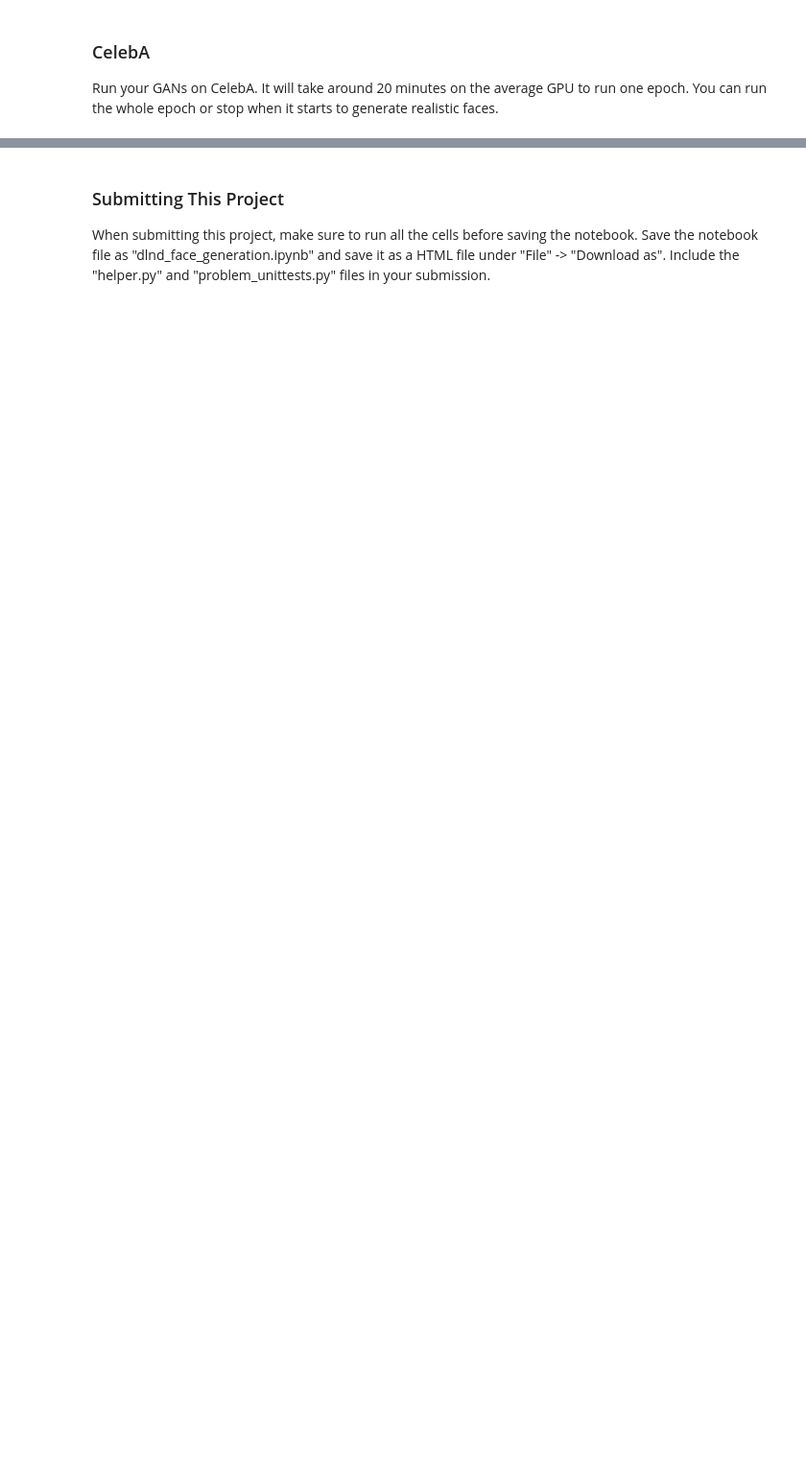
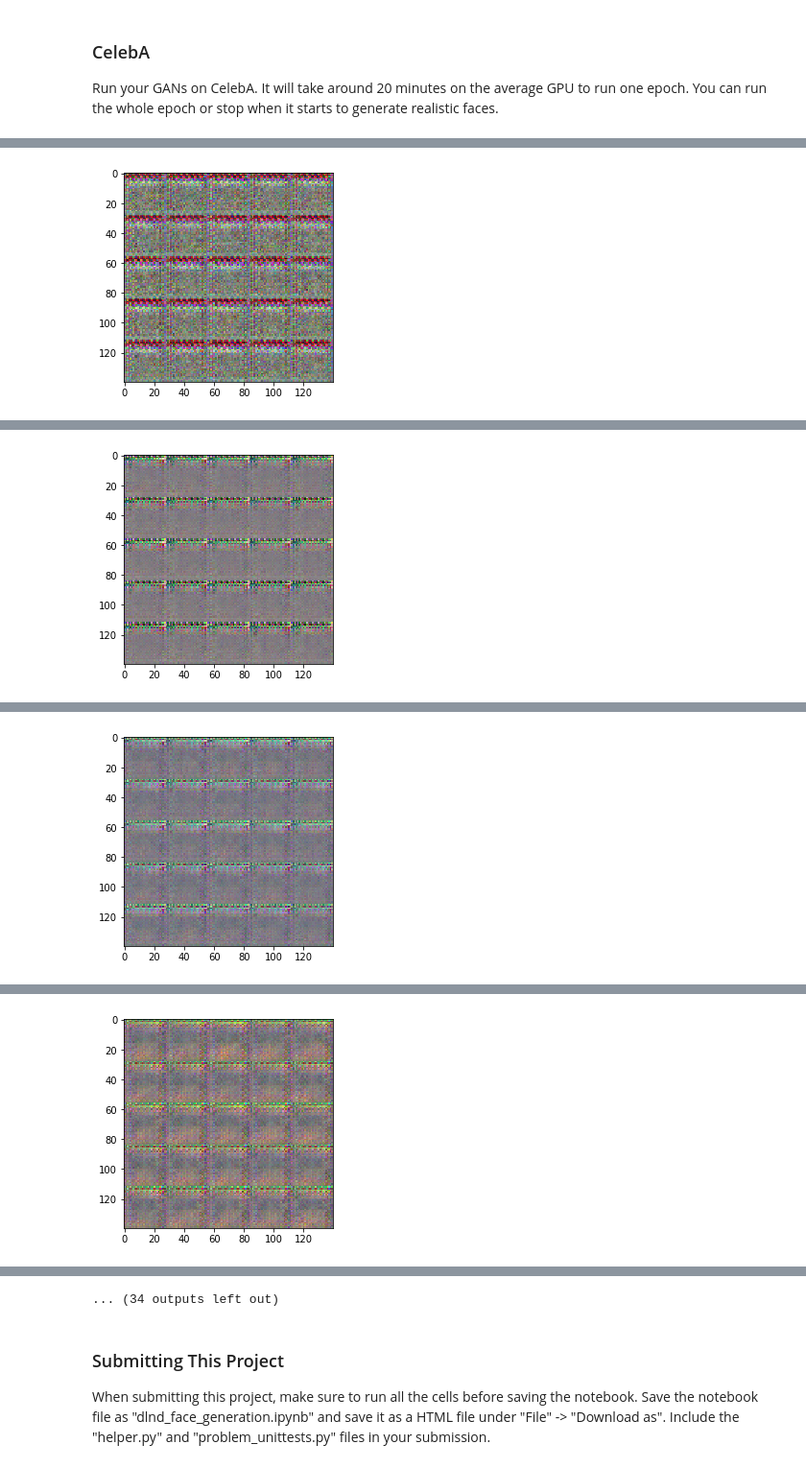
Before and after one commit to d-k-b/deep-learning, a Jupyter notebook: face_generation/dlnd_face_generation.ipynb, the cells around one changed output, grey strips where cells are left out. Shown at 96% size. Saved outputs shown, nothing was run; the diff lists cells and outputs as text; code cells hidden in the pictures; blank space fills up the shorter version.

```diff
--- a/face_generation/dlnd_face_generation.ipynb
+++ b/face_generation/dlnd_face_generation.ipynb
@@ -571,7 +529,7 @@ z_dim = 128
 learning_rate = 0.0001
 alpha = 0.2
 beta1 = .5
-drop_rate = 0.5
+drop_rate = 0.1
 
 """
 DON'T MODIFY ANYTHING IN THIS CELL THAT IS BELOW THIS LINE
@@ -582,3 +540,4 @@ celeba_dataset = helper.Dataset('celeba', glob(os.path.join(data_dir, 'img_align
 with tf.Graph().as_default():
     train(epochs, batch_size, z_dim, learning_rate, beta1, celeba_dataset.get_batches,
           celeba_dataset.shape, celeba_dataset.image_mode, alpha = alpha, drop_rate = drop_rate)
+# %% [output]
@@ -584,0 +552 @@ with tf.Graph().as_default():
+[figure, added]
@@ -584,0 +561 @@ with tf.Graph().as_default():
+[figure, added]
@@ -584,0 +570 @@ with tf.Graph().as_default():
+[figure, added]
@@ -584,0 +579 @@ with tf.Graph().as_default():
+[figure, added]
@@ -585,3 +598,4 @@ with tf.Graph().as_default():
+... (34 outputs left out)
 # %% [markdown]
 ### Submitting This Project
 When submitting this project, make sure to run all the cells before saving the notebook. Save the notebook file as "dlnd_face_generation.ipynb" and save it as a HTML file under "File" -> "Download as". Include the "helper.py" and "problem_unittests.py" files in your submission.
```
Also changed, not shown: parts of 5 cells of this notebook.
